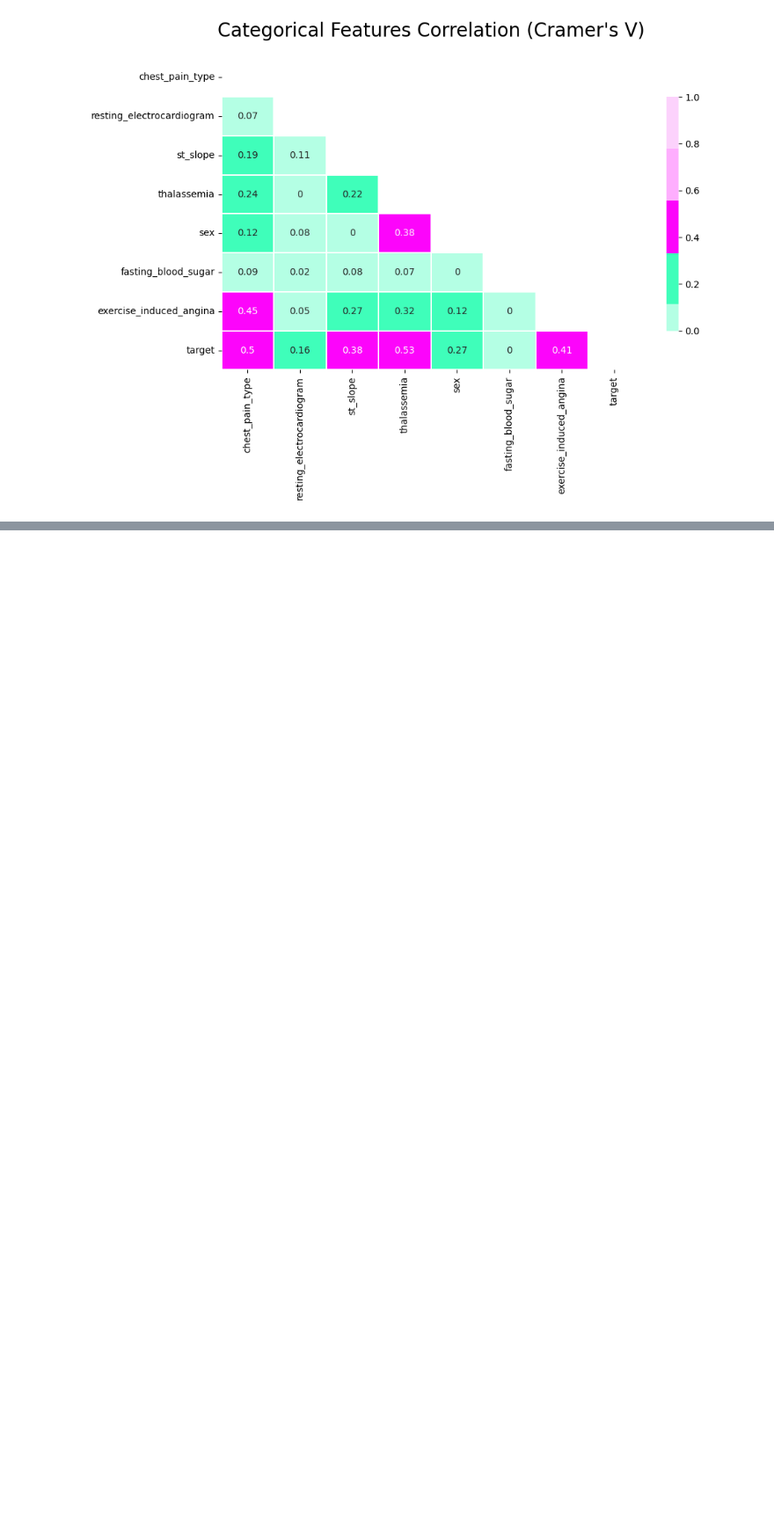
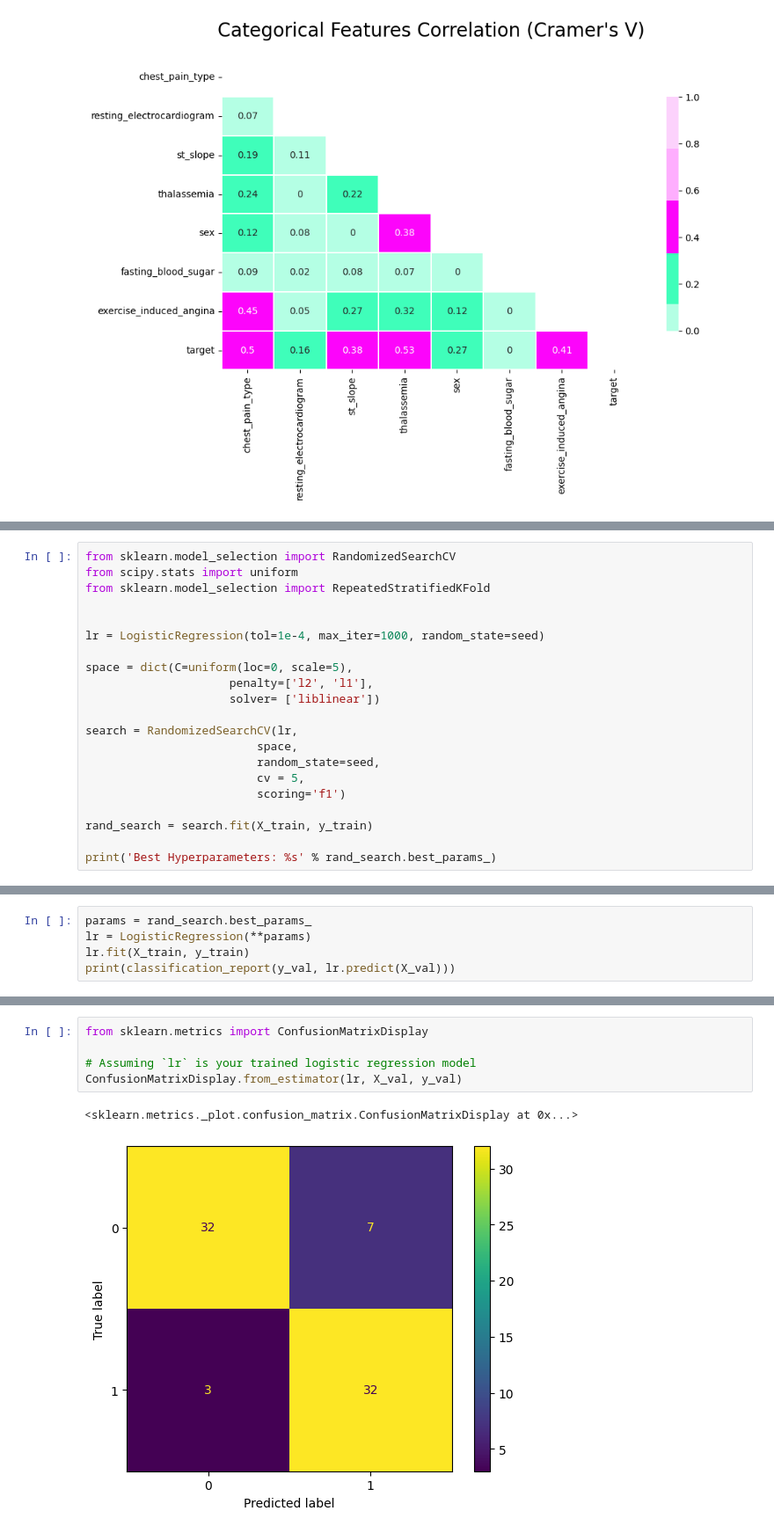
Before and after one commit to pheonix-19/Dr-AI, a Jupyter notebook: heart-predictions.ipynb, the cells around one changed output, grey strips where cells are left out. Shown at 88% size. Saved outputs shown, nothing was run; the diff lists cells and outputs as text; blank space fills up the shorter version.

Commit message:
completed and saved model for heart disease

```diff
--- a/heart-disease-predictions.ipynb
+++ b/heart-predictions.ipynb
@@ -351,0 +558,21 @@ score_summary(names, classifiers).sort_values(by='Accuracy' , ascending = False)
+# %%
+from sklearn.model_selection import RandomizedSearchCV
+from scipy.stats import uniform
+from sklearn.model_selection import RepeatedStratifiedKFold
+
+
+lr = LogisticRegression(tol=1e-4, max_iter=1000, random_state=seed)
+
+space = dict(C=uniform(loc=0, scale=5),
+                     penalty=['l2', 'l1'],
+                     solver= ['liblinear'])
+
+search = RandomizedSearchCV(lr,
+                         space,
+                         random_state=seed,
+                         cv = 5,
+                         scoring='f1')
+
+rand_search = search.fit(X_train, y_train)
+
+print('Best Hyperparameters: %s' % rand_search.best_params_)
@@ -351,0 +581,5 @@ score_summary(names, classifiers).sort_values(by='Accuracy' , ascending = False)
+# %%
+params = rand_search.best_params_
+lr = LogisticRegression(**params)
+lr.fit(X_train, y_train)
+print(classification_report(y_val, lr.predict(X_val)))
@@ -351,0 +595,8 @@ score_summary(names, classifiers).sort_values(by='Accuracy' , ascending = False)
+# %%
+from sklearn.metrics import ConfusionMatrixDisplay
+
+# Assuming `lr` is your trained logistic regression model
+ConfusionMatrixDisplay.from_estimator(lr, X_val, y_val)
+# %% [output]
+<sklearn.metrics._plot.confusion_matrix.ConfusionMatrixDisplay at 0x...>
+[figure, added]
```
Also changed, not shown: parts of 22 cells of this notebook, 2 other files.
